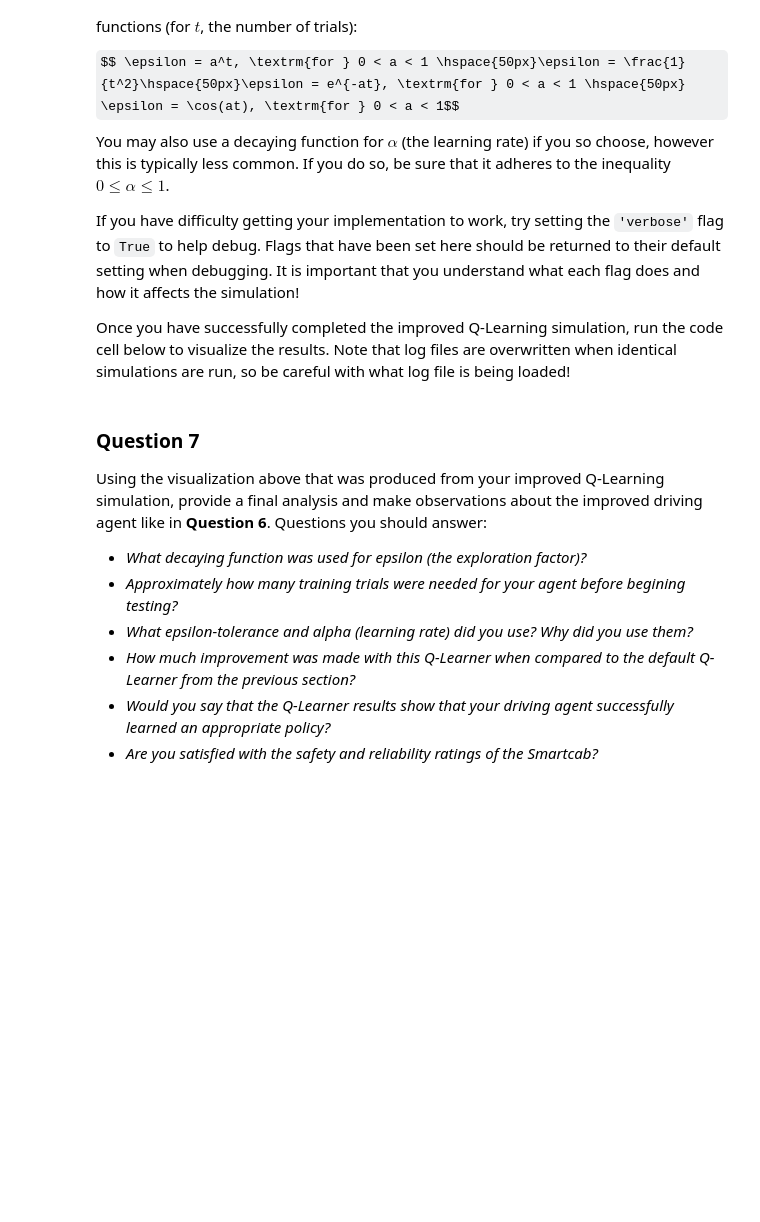
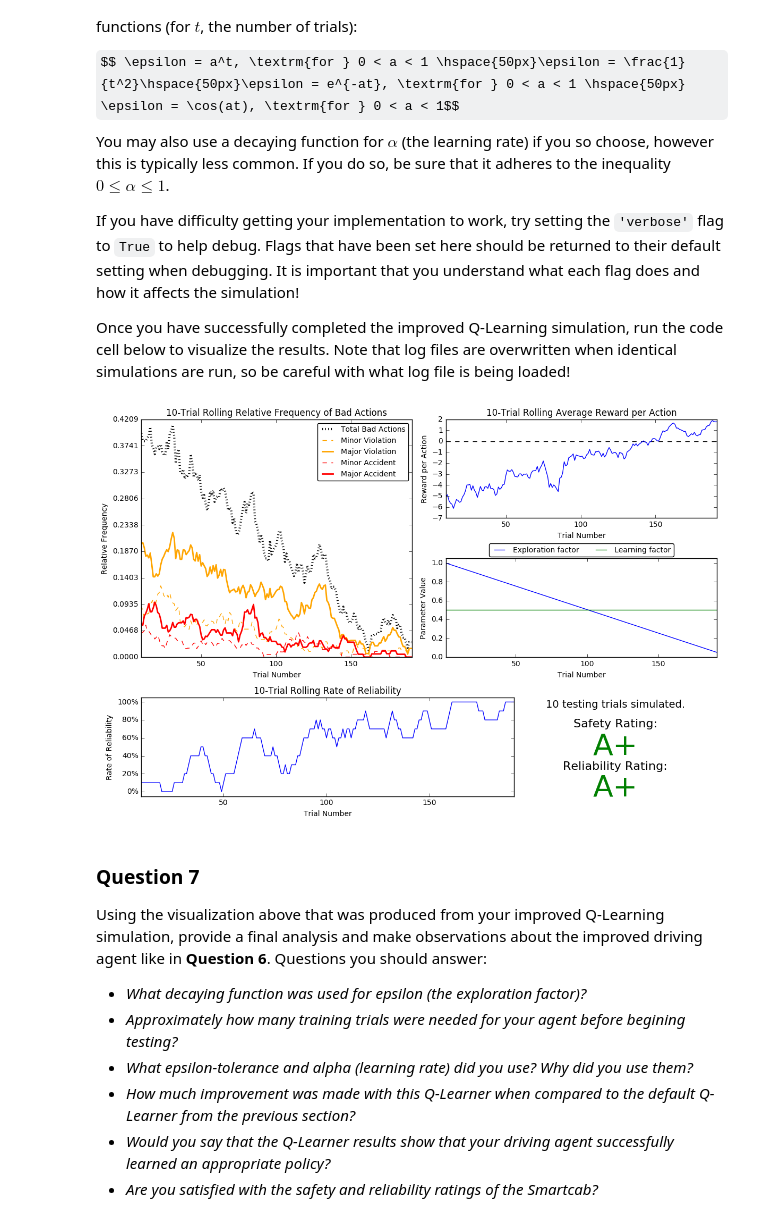
Before and after one commit to TimLatham/Udacity_Projects, a Jupyter notebook: ML_Nanodegree/Reinforcement_Learning/smartcab.ipynb, the cells around one changed output. Saved outputs shown, nothing was run; the diff lists cells and outputs as text; code cells hidden in the pictures; some formulas as TeX source; blank space fills up the shorter version.

```diff
--- a/ML_Nanodegree/Reinforcement_Learning/smartcab.ipynb
+++ b/ML_Nanodegree/Reinforcement_Learning/smartcab.ipynb
@@ -233,7 +240,9 @@ If you have difficulty getting your implementation to work, try setting the `'ve
 Once you have successfully completed the improved Q-Learning simulation, run the code cell below to visualize the results. Note that log files are overwritten when identical simulations are run, so be careful with what log file is being loaded!
 # %%
 # Load the 'sim_improved-learning' file from the improved Q-Learning simulation
-vs.plot_trials('sim_improved-learning.csv')
+vs.plot_trials('sim_improved-learning - notebook version.csv')
+# %% [output]
+[figure, added]
 # %% [markdown]
 ### Question 7
 Using the visualization above that was produced from your improved Q-Learning simulation, provide a final analysis and make observations about the improved driving agent like in **Question 6**. Questions you should answer:
```
Also changed, not shown: parts of 10 cells of this notebook.
